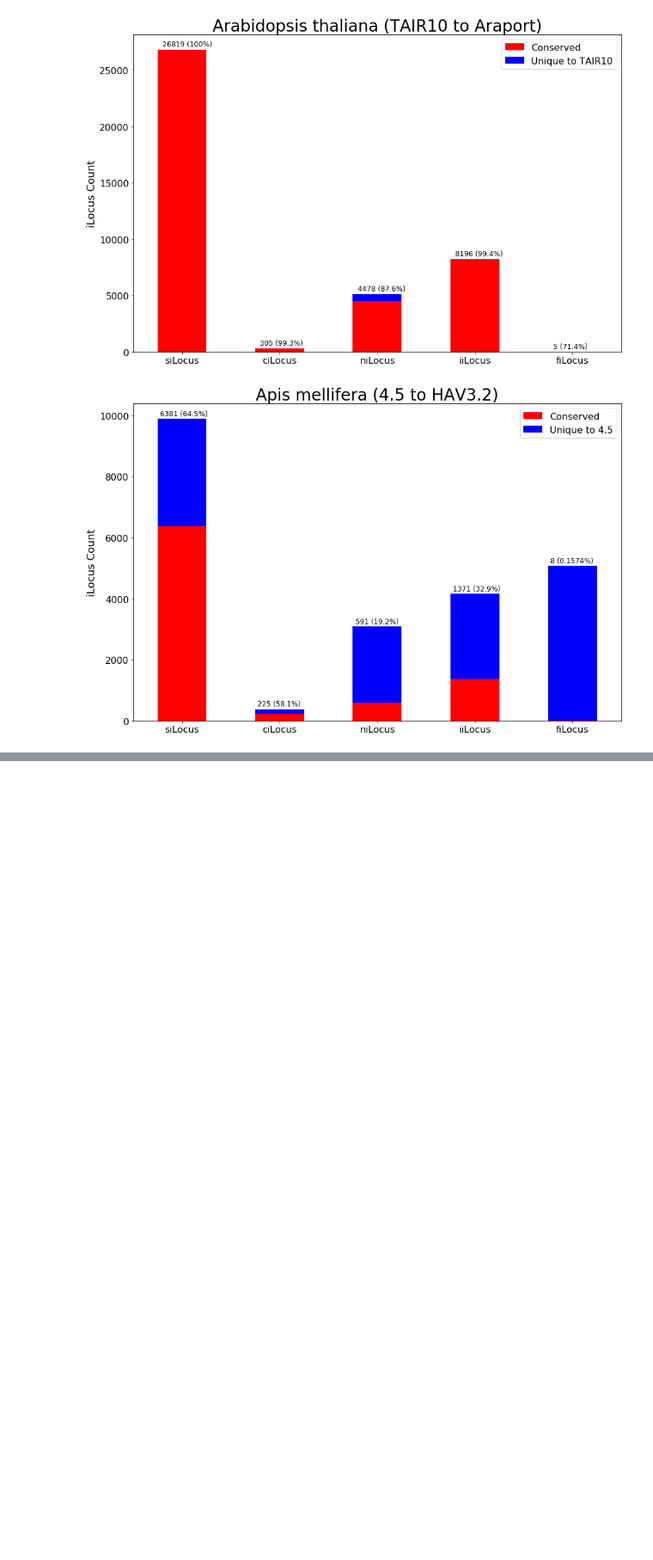
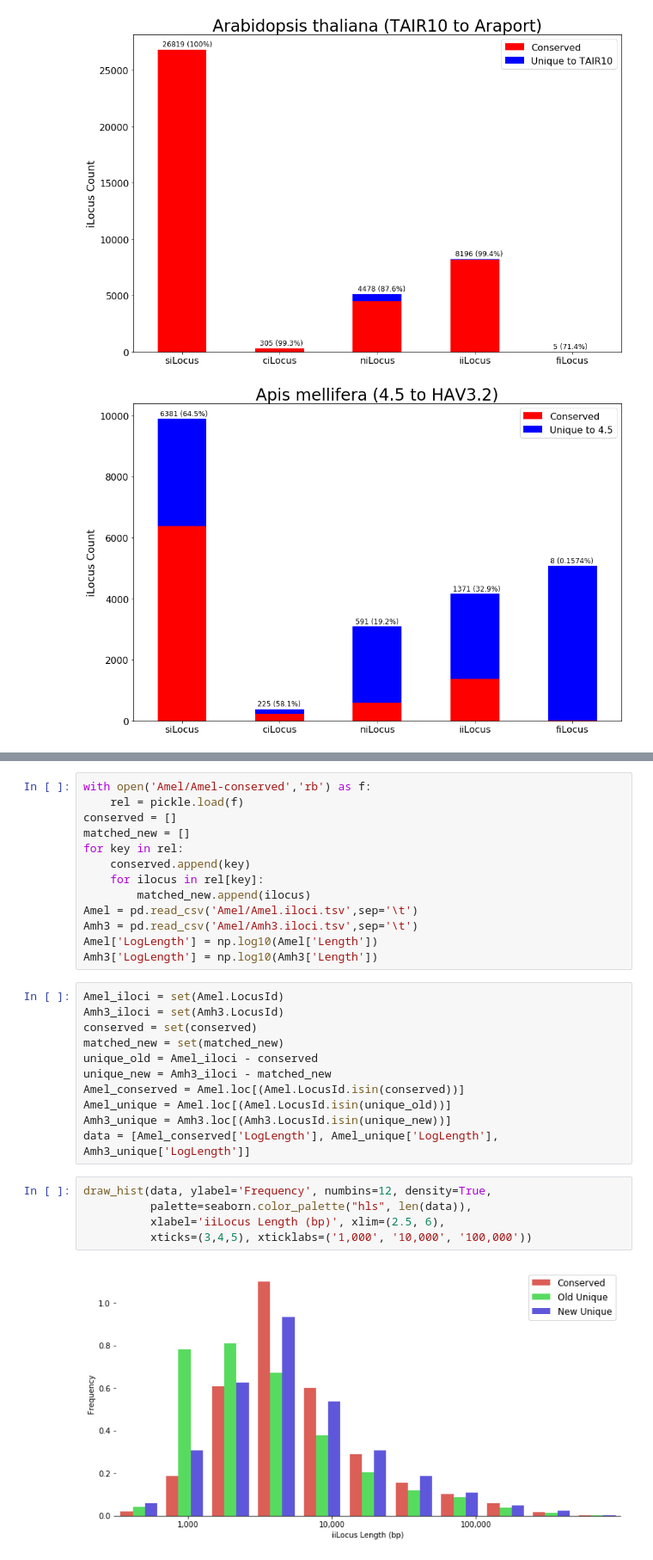
Before and after one commit to BrendelGroup/IntervalLoci, a Jupyter notebook: compare/comparison_plots.ipynb, the cells around one changed output, grey strips where cells are left out. Shown: that part at 86% size. Cells and saved outputs as stored; diff of their text form; blank space fills up the shorter version.

```diff
--- a/compare/comparison_plots.ipynb
+++ b/compare/comparison_plots.ipynb
@@ -68,0 +139,31 @@ for i in range(5):
+# %%
+with open('Amel/Amel-conserved','rb') as f:
+    rel = pickle.load(f)
+conserved = []
+matched_new = []
+for key in rel:
+    conserved.append(key)
+    for ilocus in rel[key]:
+        matched_new.append(ilocus)
+Amel = pd.read_csv('Amel/Amel.iloci.tsv',sep='\t')
+Amh3 = pd.read_csv('Amel/Amh3.iloci.tsv',sep='\t')
+Amel['LogLength'] = np.log10(Amel['Length'])
+Amh3['LogLength'] = np.log10(Amh3['Length'])
+# %%
+Amel_iloci = set(Amel.LocusId)
+Amh3_iloci = set(Amh3.LocusId)
+conserved = set(conserved)
+matched_new = set(matched_new)
+unique_old = Amel_iloci - conserved
+unique_new = Amh3_iloci - matched_new
+Amel_conserved = Amel.loc[(Amel.LocusId.isin(conserved))]
+Amel_unique = Amel.loc[(Amel.LocusId.isin(unique_old))]
+Amh3_unique = Amh3.loc[(Amh3.LocusId.isin(unique_new))]
+data = [Amel_conserved['LogLength'], Amel_unique['LogLength'], Amh3_unique['LogLength']]
+# %%
+draw_hist(data, ylabel='Frequency', numbins=12, density=True,
+          palette=seaborn.color_palette("hls", len(data)),
+          xlabel='iiLocus Length (bp)', xlim=(2.5, 6),
+          xticks=(3,4,5), xticklabs=('1,000', '10,000', '100,000'))
+# %% [output]
+[figure, added]
```
Also changed, not shown: parts of 5 cells of this notebook, 6 other files.
